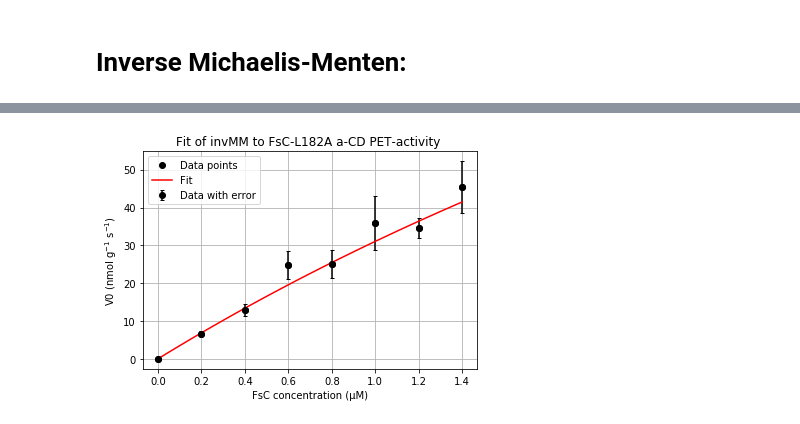
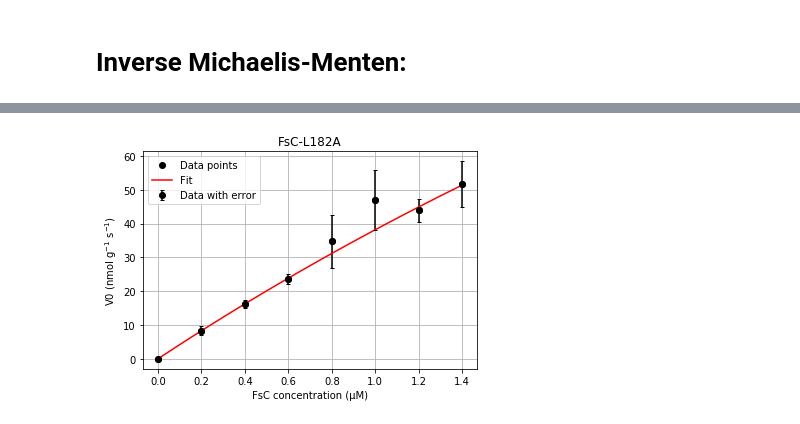
Before and after one commit to gcourtade/masters, a Jupyter notebook: 2025/ARE_PET_FsC-mutants/Plate_assay/PET_suspension.ipynb, the cells around one changed output, grey strips where cells are left out. Saved outputs shown, nothing was run; the diff lists cells and outputs as text; code cells hidden in the pictures.

```diff
--- a/2025/ARE_PET_FsC-mutants/Plate_assay/PET_suspension.ipynb
+++ b/2025/ARE_PET_FsC-mutants/Plate_assay/PET_suspension.ipynb
@@ -235,0 +141,25 @@ R^2 = 1.0000
+# %%
+
+# Time points (adjust if needed)
+x = np.array([0, 1860, 3480, 7200, 11040])
+
+# Colors and labels
+colors = ['blue', 'green', '#C8A2D8', 'pink', '#FFA500', 'brown', 'red', 'black']
+concs = ['0.0 µM', '0.2 µM', '0.4 µM', '0.6 µM', '0.8 µM', '1.0 µM', '1.2 µM', '1.4 µM']
+
+# Plot only data points + error bars
+for i in range(len(all_y)):
+    y = np.array(all_y[i])
+    if np.any(np.isnan(y)):
+        continue
+
+    plt.plot(x, y, 'o', color=colors[i], label=concs[i])
+    plt.errorbar(x, y, yerr=all_stdev[i], fmt='o', color=colors[i], elinewidth=1, capsize=5)
+
+# Final plot styling
+plt.xlabel('Time (s)')
+plt.ylabel('TPA (µmol/g PET)')
+plt.title('FsC-T45P_L182A a-CD')
+plt.legend(loc='upper left', bbox_to_anchor=(1, 1), frameon=True)
+plt.tight_layout()
+plt.show()
@@ -241,11 +173,11 @@ R^2 = 1.0000
 
 # Load Excel files
 file_path_standard_curve = "24.10.31_stand_curve_TPA.xlsx"
-file_path_absorbance = "24.10.31_wt_FsC_0h.xlsx"  # change !!!!!
+file_path_absorbance = "24.11.06_L182A.xlsx"  # change !!!!!
 
 # Load relevant sheets
-sheet_time_0 = "Sheet2"  # Adjust based on identified correct sheet !!!!!
-sheet_time_last = "Sheet8"  # Adjust based on identified correct sheet !!!!!
+sheet_time_0 = "Sheet5"  # Adjust based on identified correct sheet !!!!!
+sheet_time_last = "Sheet9"  # Adjust based on identified correct sheet !!!!!
 
 df_time_0 = pd.read_excel(file_path_absorbance, sheet_name=sheet_time_0, skiprows=26, usecols="A:D", nrows=8)
 df_time_last = pd.read_excel(file_path_absorbance, sheet_name=sheet_time_last, skiprows=26, usecols="A:D", nrows=8)
@@ -308,8 +240,8 @@ df_results
 # %% [markdown]
 ## Compute slopes (V0) using secant method
 # %%
-time_points = np.array([0, 179]) # change to correct time for each cutinase variant !!!!!
-slopes = (df_time_last.iloc[:, -3:].values - df_time_0.iloc[:, -3:].values) / 179  # V0 estimates, change !!!!!
+time_points = np.array([67, 190]) # change to correct time for each cutinase variant !!!!!
+slopes = (df_time_last.iloc[:, -3:].values - df_time_0.iloc[:, -3:].values) / 123  # V0 estimates, change !!!!!
 
 # Compute error estimates (E0 error)
 E0_errors = np.max(slopes, axis=1) - np.min(slopes, axis=1)
@@ -411,22 +343,22 @@ Vmax error= 221.1179281298834nmol g$^{-1}$ s$^{-1}$
 # %%
 x_for_fit = np.linspace(0, 1.4, 100)
 
 
 # Plot the data points and fit
 plt.plot(c, V0_mean_nmol, 'ko', label='Data points')
 plt.plot(x_for_fit, inv_MM(x_for_fit, *popt), label='Fit', color='red')
 
 #legge på errorbars her:
 plt.errorbar(c, V0_mean_nmol, yerr=V0_errors_nmol, fmt='o', label='Data with error', color='black', capsize=2)
 
 # Labels, title, and legend
 plt.xlabel('FsC concentration (µM)')
 plt.ylabel('V0 (nmol g$^{-1}$ s$^{-1}$)')
-plt.title('Fit of invMM to FsC-L182A a-CD PET-activity ')
+plt.title('FsC-L182A')
 plt.legend()
 plt.grid(True)
 
 # Show the plot
 plt.show()
 # %% [output]
-[figure, old version]
+[figure, new version]
```
Also changed, not shown: parts of 8 cells of this notebook, 1 other file.
